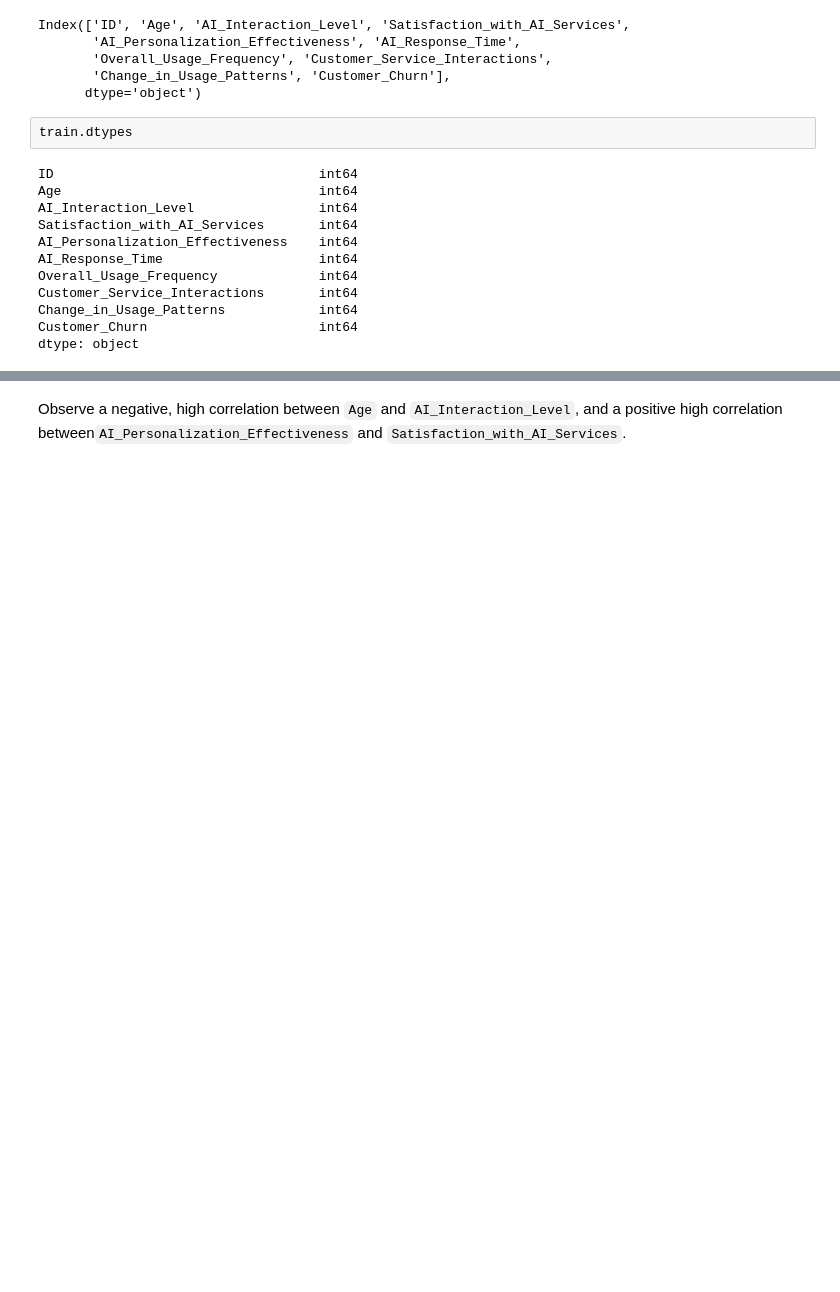
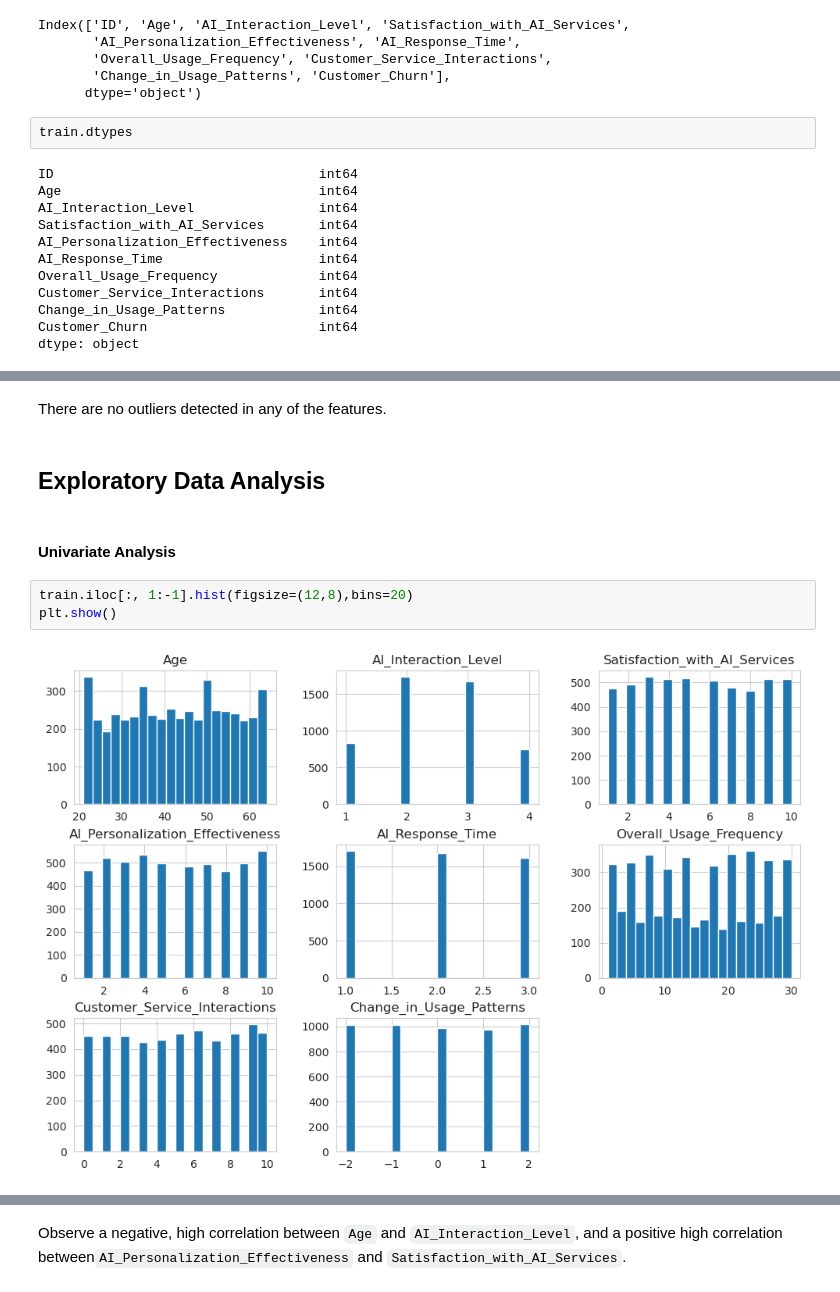
Before and after one commit to alim0118/customer-churn-predictor, a Jupyter notebook: Churn_Predictor.ipynb, the cells around one changed output, grey strips where cells are left out. Saved outputs shown, nothing was run; the diff lists cells and outputs as text; blank space fills up the shorter version.

```diff
--- a/Churn_Predictor.ipynb
+++ b/Churn_Predictor.ipynb
@@ -152,0 +148,11 @@ sns.heatmap(train.corr(), annot=True, annot_kws={"fontsize":7})
+# %% [markdown]
+There are no outliers detected in any of the features.
+# %% [markdown]
+## Exploratory Data Analysis
+# %% [markdown]
+#### Univariate Analysis
+# %%
+train.iloc[:, 1:-1].hist(figsize=(12,8),bins=20)
+plt.show()
+# %% [output]
+[figure, added]
```
Also changed, not shown: parts of 133 cells of this notebook, 1 other file.
